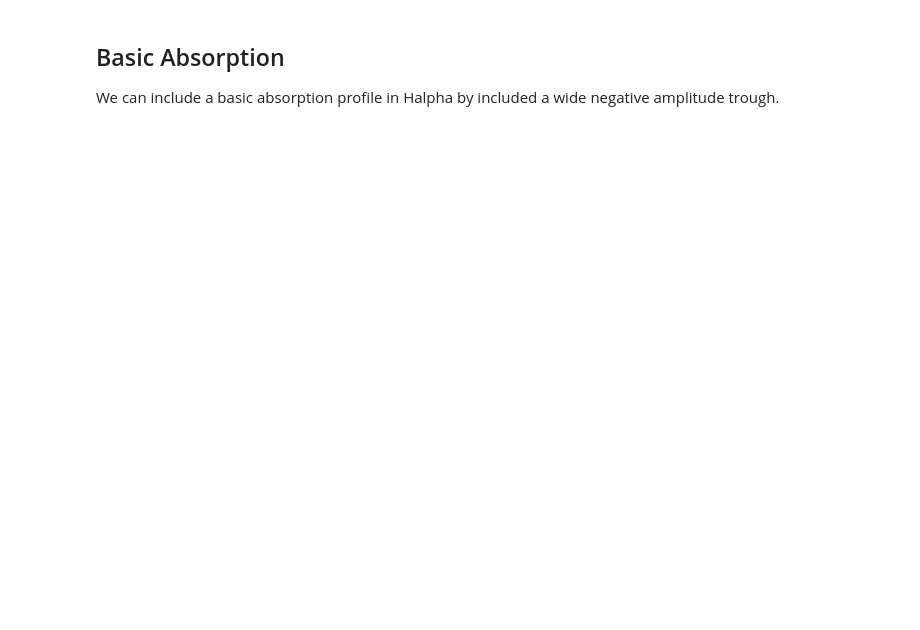
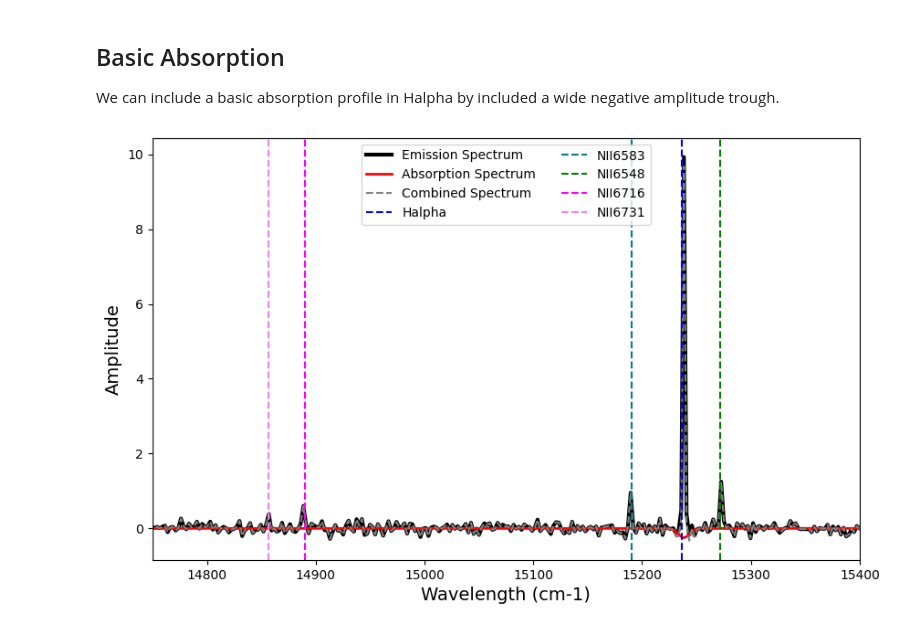
Before and after one commit to crhea93/LUCI, a Jupyter notebook: Examples/Create-Mock-Spectrum.ipynb, the cells around one changed output. Drawn from its saved outputs; the diff is of its cells as text; code cells hidden in the pictures; blank space fills up the shorter version.

```diff
--- a/Examples/Create-Mock-Spectrum.ipynb
+++ b/Examples/Create-Mock-Spectrum.ipynb
@@ -66,16 +86,18 @@ spectrum_axis, spectrum_abs = Spectrum(lines, fit_function, ampls, velocity, bro
 # %%
 plt.figure(figsize=(10,6))
 plt.plot(spectrum_axis, spectrum, color='black', linewidth=3, label='Emission Spectrum')
-plt.plot(spectrum_axis, spectrum_abs, color='red',  linewidth=3, label='Aborption Spectrum')
+plt.plot(spectrum_axis, spectrum_abs, color='red',  linewidth=2, label='Absorption Spectrum')
 plt.plot(spectrum_axis, spectrum+spectrum_abs, color='grey', linestyle='--', label='Combined Spectrum')
 plt.xlim(14750, 15400)
 plt.xlabel('Wavelength (cm-1)', fontsize=14)
 plt.ylabel('Amplitude', fontsize=14)
 plt.axvline(1e7/656.3, label='Halpha', color='blue', linestyle='--')
 plt.axvline(1e7/658.3, label='NII6583', color='teal', linestyle='--')
 plt.axvline(1e7/654.8, label='NII6548', color='green', linestyle='--')
 plt.axvline(1e7/671.6, label='NII6716', color='magenta', linestyle='--')
 plt.axvline(1e7/673.1, label='NII6731', color='violet', linestyle='--')
 plt.legend(ncol=2)
 
 plt.show()
+# %% [output]
+[figure, added]
```
Also changed, not shown: parts of 6 cells of this notebook, 1 other file.
